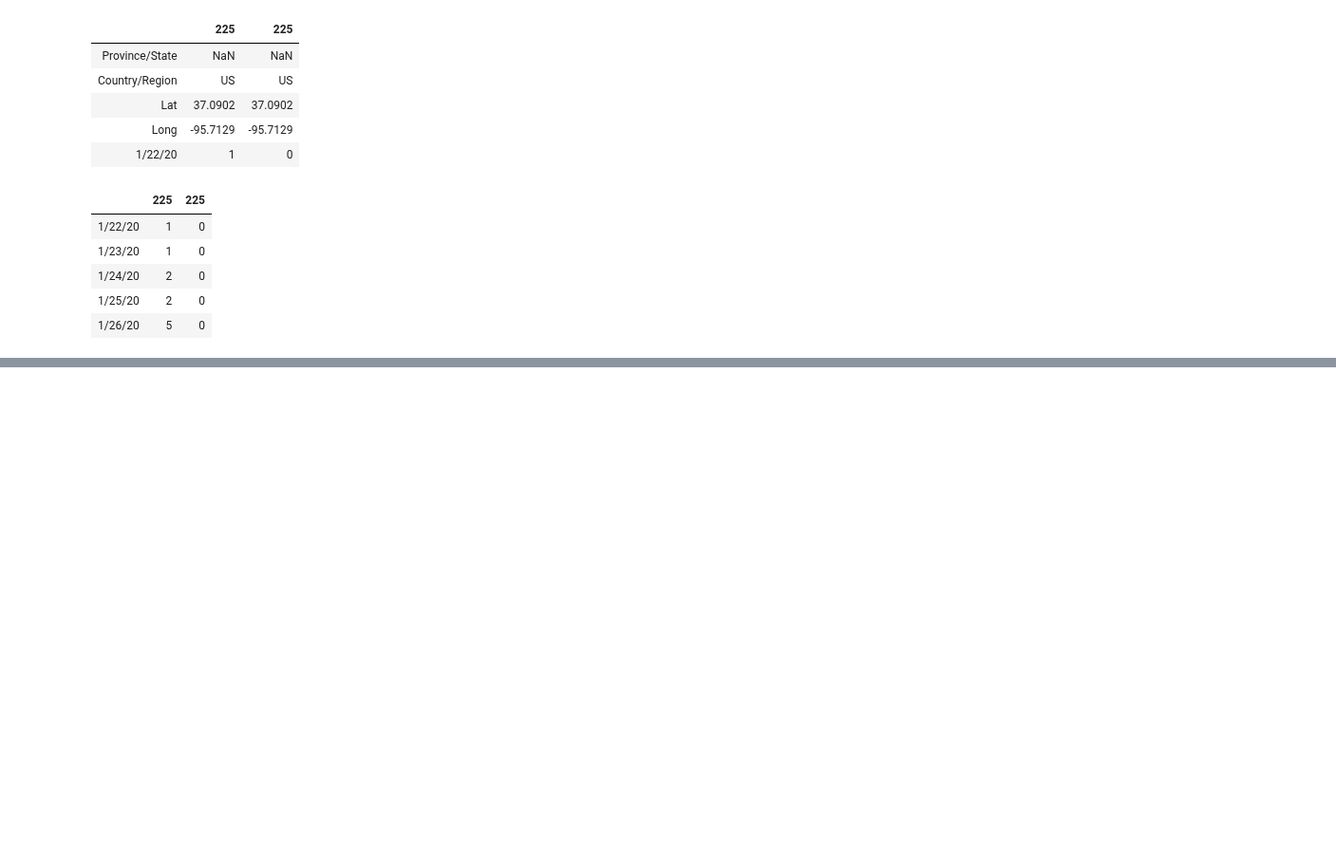
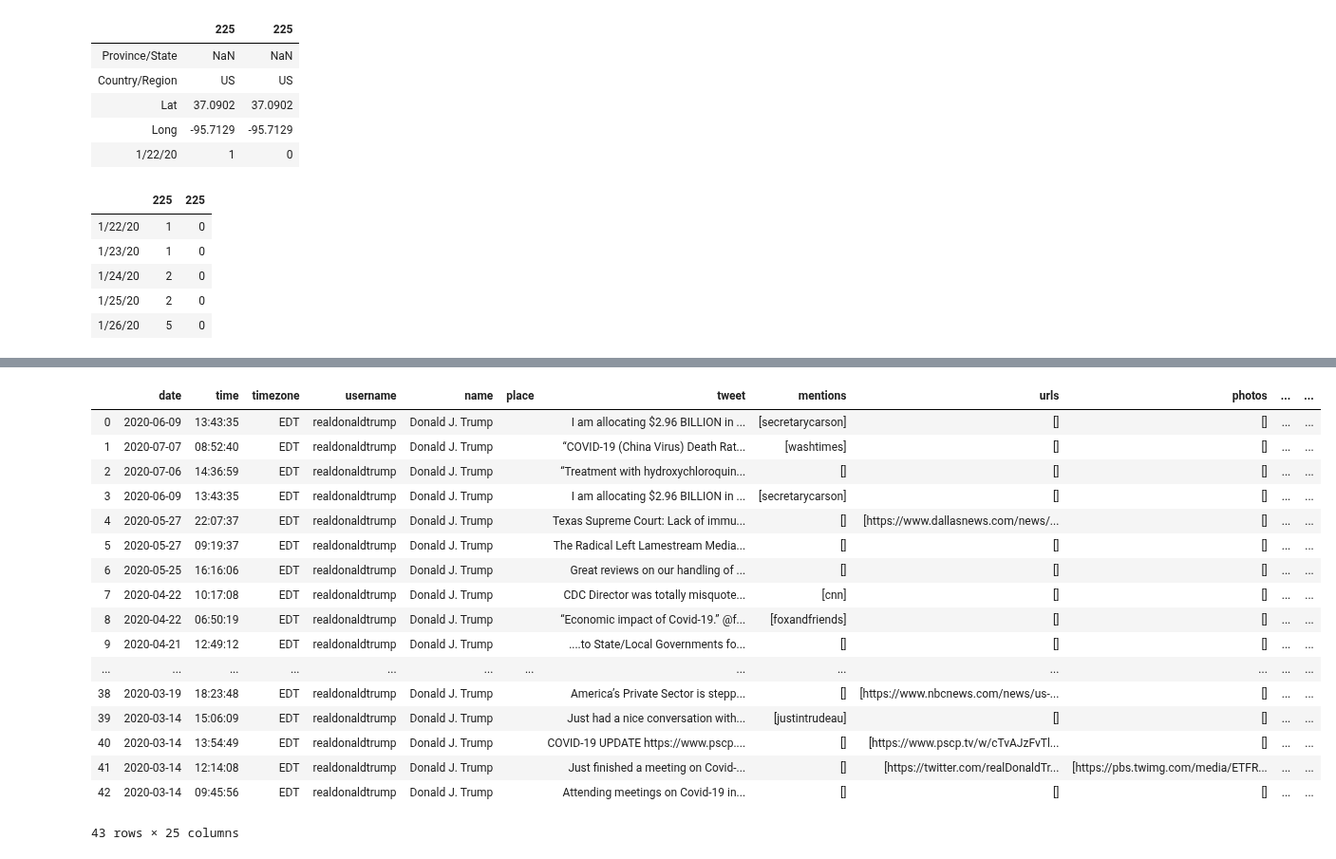
Before and after one commit to jdsmithwes/Capstone-Project, a Jupyter notebook: Covid_notebook.ipynb, the cells around one changed output, grey strips where cells are left out. Shown at 95% size. Saved outputs shown, nothing was run; the diff lists cells and outputs as text; code cells hidden in the pictures; blank space fills up the shorter version.

```diff
--- a/Covid_notebook.ipynb
+++ b/Covid_notebook.ipynb
@@ -84,0 +91,21 @@ All_Covid_tweets.head()
+# %%
+Trump_Covid_tweets
+# %% [output]
+|  | date | time | timezone | username | name | place | tweet | mentions | urls | photos | ... | ... |
+| 0 | 2020-06-09 | 13:43:35 | EDT | realdonaldtrump | Donald J. Trump |  | I am allocating $2.96 BILLION in ... | [secretarycarson] | [] | [] | ... | ... |
+| 1 | 2020-07-07 | 08:52:40 | EDT | realdonaldtrump | Donald J. Trump |  | “COVID-19 (China Virus) Death Rat... | [washtimes] | [] | [] | ... | ... |
+| 2 | 2020-07-06 | 14:36:59 | EDT | realdonaldtrump | Donald J. Trump |  | “Treatment with hydroxychloroquin... | [] | [] | [] | ... | ... |
+| 3 | 2020-06-09 | 13:43:35 | EDT | realdonaldtrump | Donald J. Trump |  | I am allocating $2.96 BILLION in ... | [secretarycarson] | [] | [] | ... | ... |
+| 4 | 2020-05-27 | 22:07:37 | EDT | realdonaldtrump | Donald J. Trump |  | Texas Supreme Court: Lack of immu... | [] | [https://www.dallasnews.com/news/... | [] | ... | ... |
+| 5 | 2020-05-27 | 09:19:37 | EDT | realdonaldtrump | Donald J. Trump |  | The Radical Left Lamestream Media... | [] | [] | [] | ... | ... |
+| 6 | 2020-05-25 | 16:16:06 | EDT | realdonaldtrump | Donald J. Trump |  | Great reviews on our handling of ... | [] | [] | [] | ... | ... |
+| 7 | 2020-04-22 | 10:17:08 | EDT | realdonaldtrump | Donald J. Trump |  | CDC Director was totally misquote... | [cnn] | [] | [] | ... | ... |
+| 8 | 2020-04-22 | 06:50:19 | EDT | realdonaldtrump | Donald J. Trump |  | “Economic impact of Covid-19.” @f... | [foxandfriends] | [] | [] | ... | ... |
+| 9 | 2020-04-21 | 12:49:12 | EDT | realdonaldtrump | Donald J. Trump |  | ....to State/Local Governments fo... | [] | [] | [] | ... | ... |
+| ... | ... | ... | ... | ... | ... | ... | ... | ... | ... | ... | ... | ... |
+| 38 | 2020-03-19 | 18:23:48 | EDT | realdonaldtrump | Donald J. Trump |  | America’s Private Sector is stepp... | [] | [https://www.nbcnews.com/news/us-... | [] | ... | ... |
+| 39 | 2020-03-14 | 15:06:09 | EDT | realdonaldtrump | Donald J. Trump |  | Just had a nice conversation with... | [justintrudeau] | [] | [] | ... | ... |
+| 40 | 2020-03-14 | 13:54:49 | EDT | realdonaldtrump | Donald J. Trump |  | COVID-19 UPDATE https://www.pscp.... | [] | [https://www.pscp.tv/w/cTvAJzFvTl... | [] | ... | ... |
+| 41 | 2020-03-14 | 12:14:08 | EDT | realdonaldtrump | Donald J. Trump |  | Just finished a meeting on Covid-... | [] | [https://twitter.com/realDonaldTr... | [https://pbs.twimg.com/media/ETFR... | ... | ... |
+| 42 | 2020-03-14 | 09:45:56 | EDT | realdonaldtrump | Donald J. Trump |  | Attending meetings on Covid-19 in... | [] | [] | [] | ... | ... |
+43 rows × 25 columns
```
Also changed, not shown: parts of 2 cells of this notebook, 13 other files.
